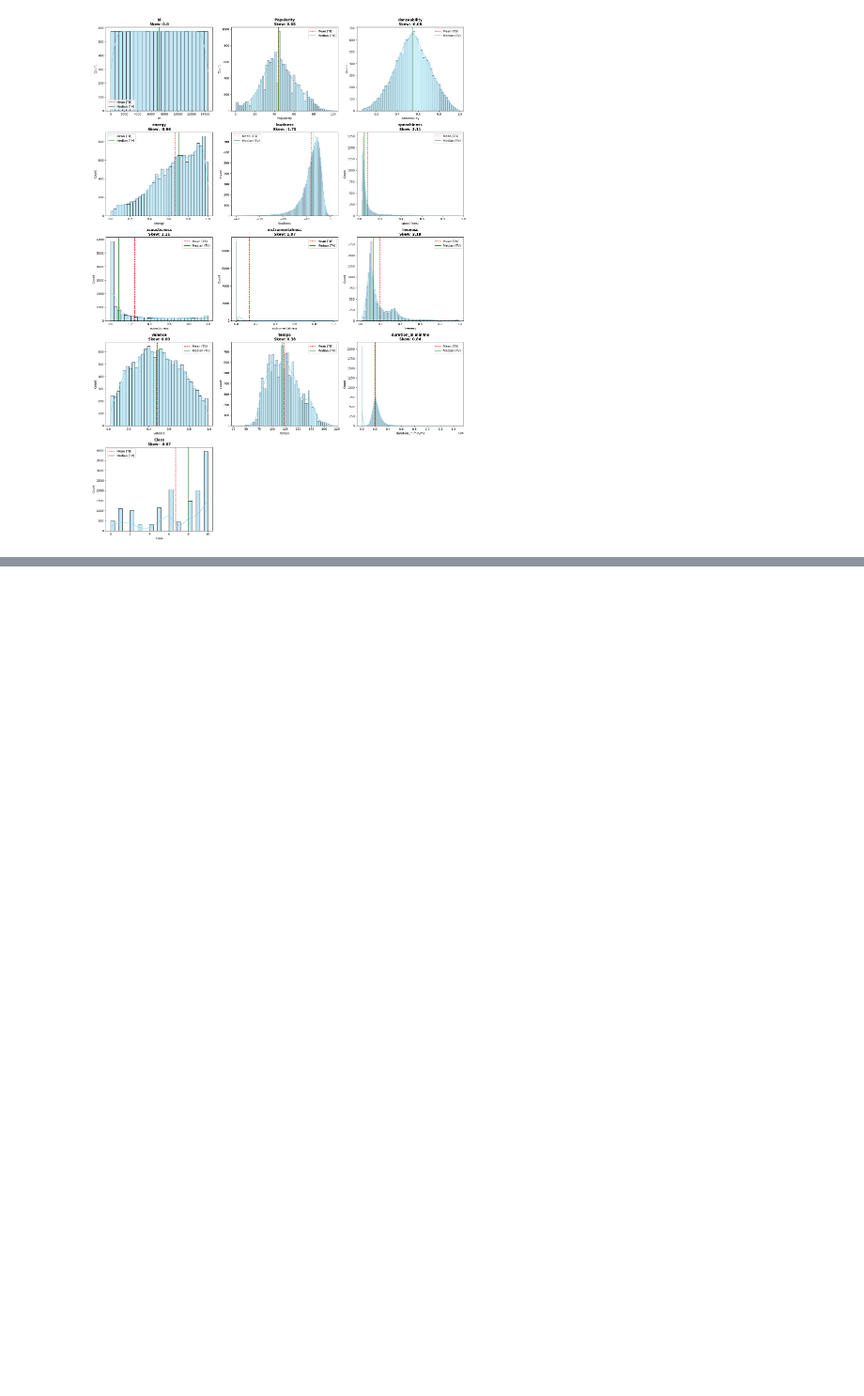
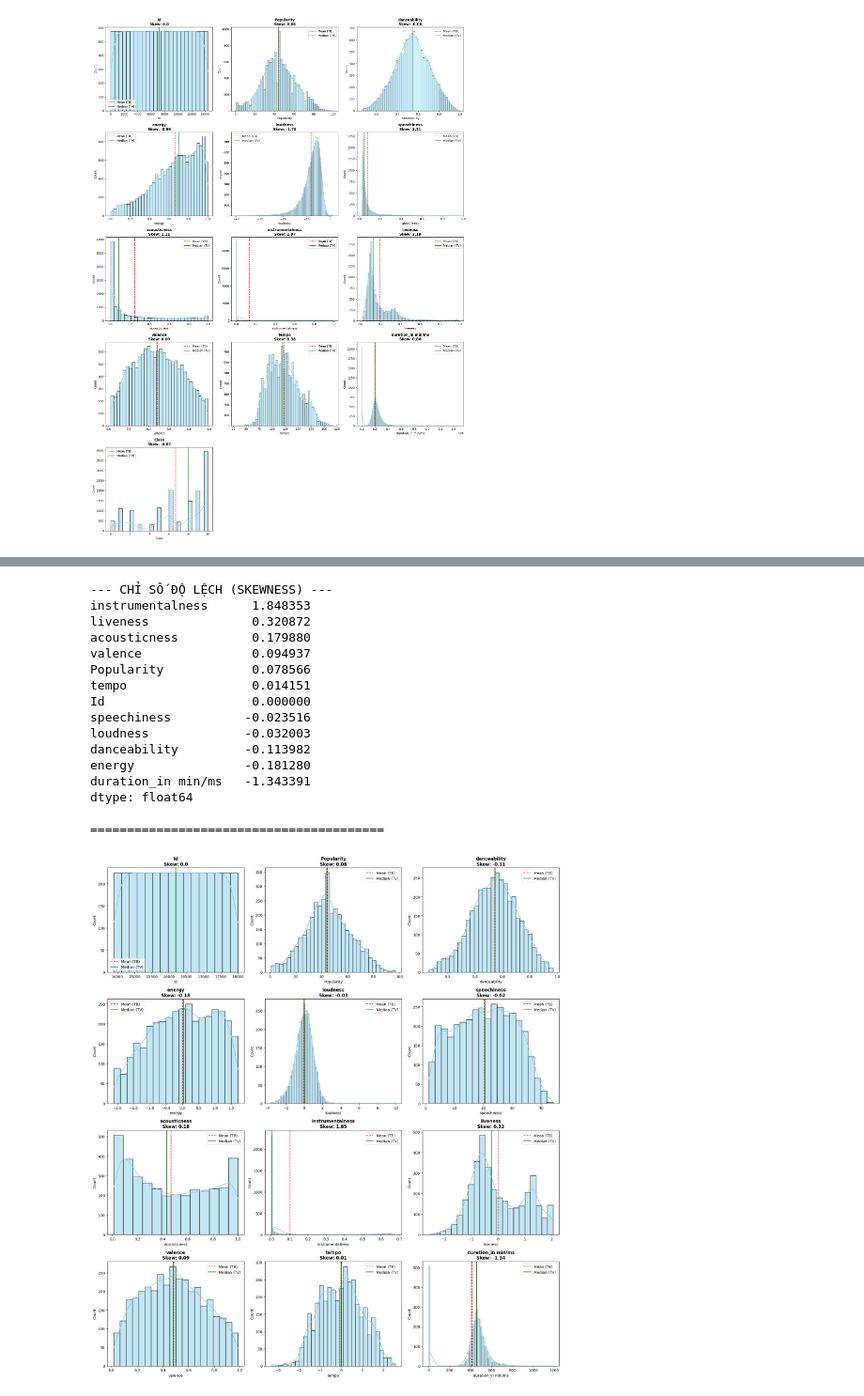
Before and after one commit to NguyenToanThang-kotaru/MachineLearningBasic_teamPJ, a Jupyter notebook: music_genre/notebook/general/preprocessing.ipynb, the cells around one changed output, grey strips where cells are left out. Shown at 94% size. Saved outputs shown, nothing was run; the diff lists cells and outputs as text; code cells hidden in the pictures; blank space fills up the shorter version.

```diff
--- a/music_genre/notebook/general/preprocessing.ipynb
+++ b/music_genre/notebook/general/preprocessing.ipynb
@@ -164,0 +174,20 @@ dtype: float64
+# %%
+analyze_skewness(test)
+# %% [output]
+--- CHỈ SỐ ĐỘ LỆCH (SKEWNESS) ---
+instrumentalness      1.848353
+liveness              0.320872
+acousticness          0.179880
+valence               0.094937
+Popularity            0.078566
+tempo                 0.014151
+Id                    0.000000
+speechiness          -0.023516
+loudness             -0.032003
+danceability         -0.113982
+energy               -0.181280
+duration_in min/ms   -1.343391
+dtype: float64
+
+========================================
+[figure, added]
```
Also changed, not shown: parts of 14 cells of this notebook.
